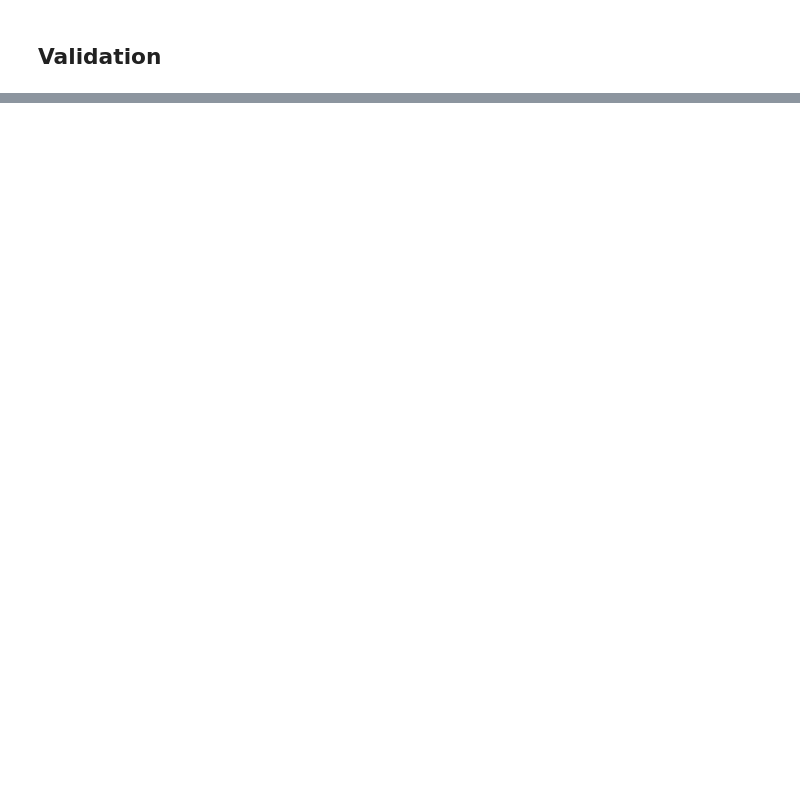
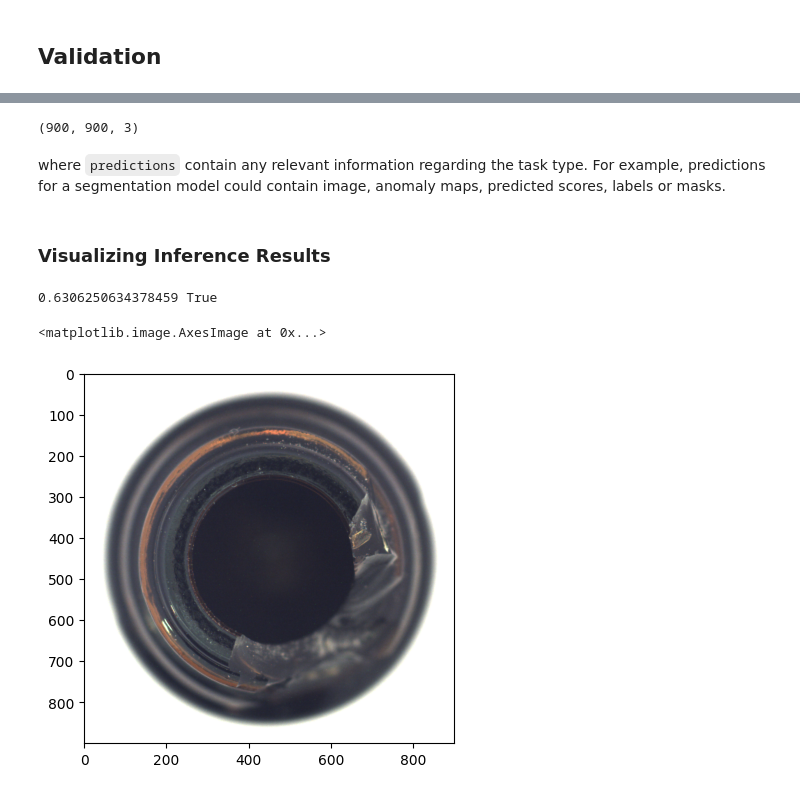
Before and after one commit to openvinotoolkit/anomalib, a Jupyter notebook: notebooks/000_getting_started/001_getting_started.ipynb, the cells around one changed output, grey strips where cells are left out. Saved outputs shown, nothing was run; the diff lists cells and outputs as text; code cells hidden in the pictures; blank space fills up the shorter version.

```diff
--- a/notebooks/000_getting_started/001_getting_started.ipynb
+++ b/notebooks/000_getting_started/001_getting_started.ipynb
@@ -164,0 +193,7 @@ for filename in image_filenames:
+# %%
+inferencer = OpenVINOInferencer(
+    config=CONFIG_PATH,              # Pass the config file to the inferencer.
+    path=openvino_model_path,   # Path to the OpenVINO IR model.
+    meta_data_path=metadata_path,  # Path to the metadata file.
+    device="CPU",               # We would like to run it on an Intel CPU.
+)
@@ -164,0 +203,20 @@ for filename in image_filenames:
+# %%
+print(image.shape)
+# %% [output]
+(900, 900, 3)
+# %%
+predictions = inferencer.predict(image=image)
+# %% [markdown]
+where `predictions` contain any relevant information regarding the task type. For example, predictions for a segmentation model could contain image, anomaly maps, predicted scores, labels or masks.
+# %% [markdown]
+### Visualizing Inference Results
+# %%
+print(predictions.pred_score, predictions.pred_label)
+# %% [output]
+0.6306250634378459 True
+# %%
+# Visualize the original image
+plt.imshow(predictions.image)
+# %% [output]
+<matplotlib.image.AxesImage at 0x...>
+[figure, added]
```
Also changed, not shown: parts of 24 cells of this notebook.
